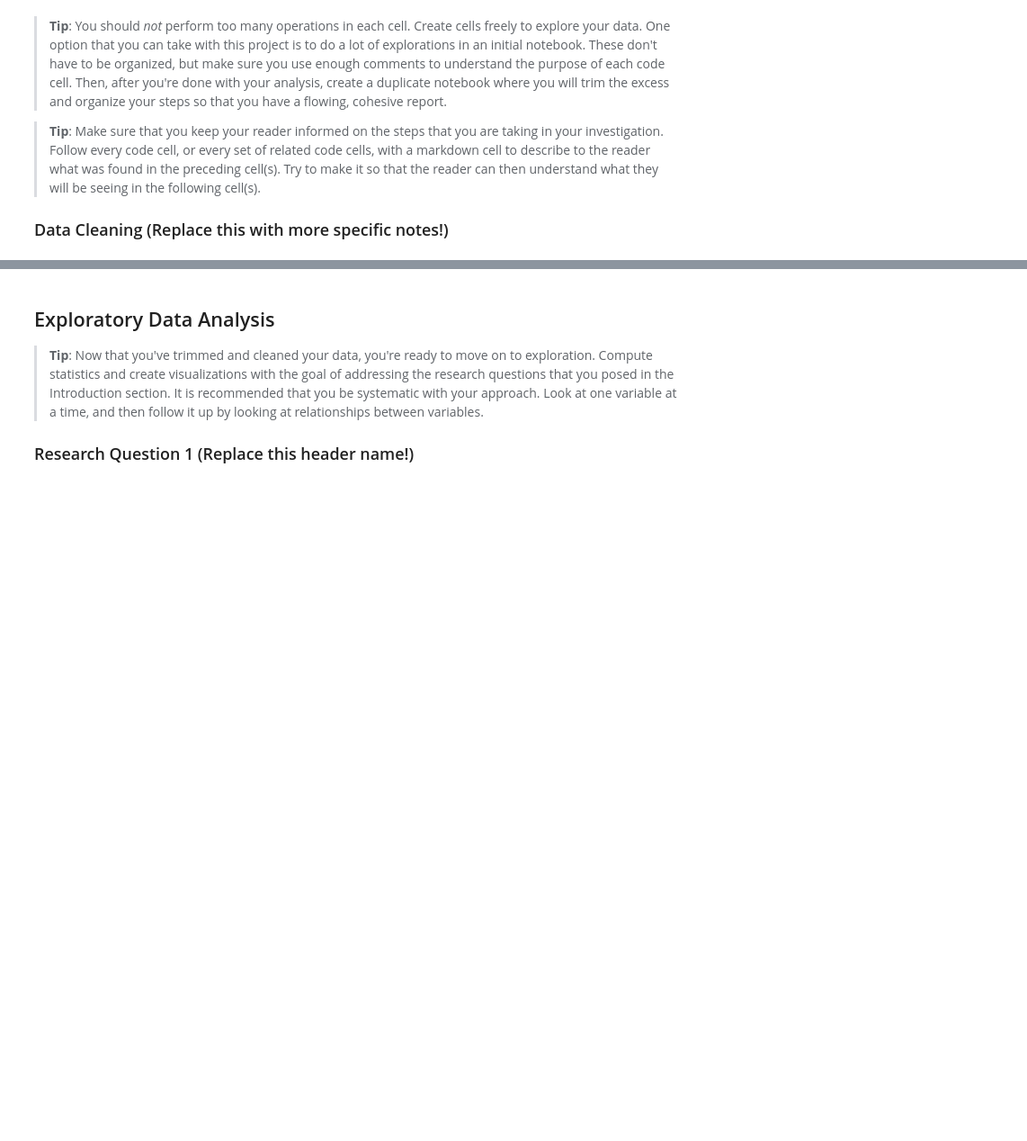
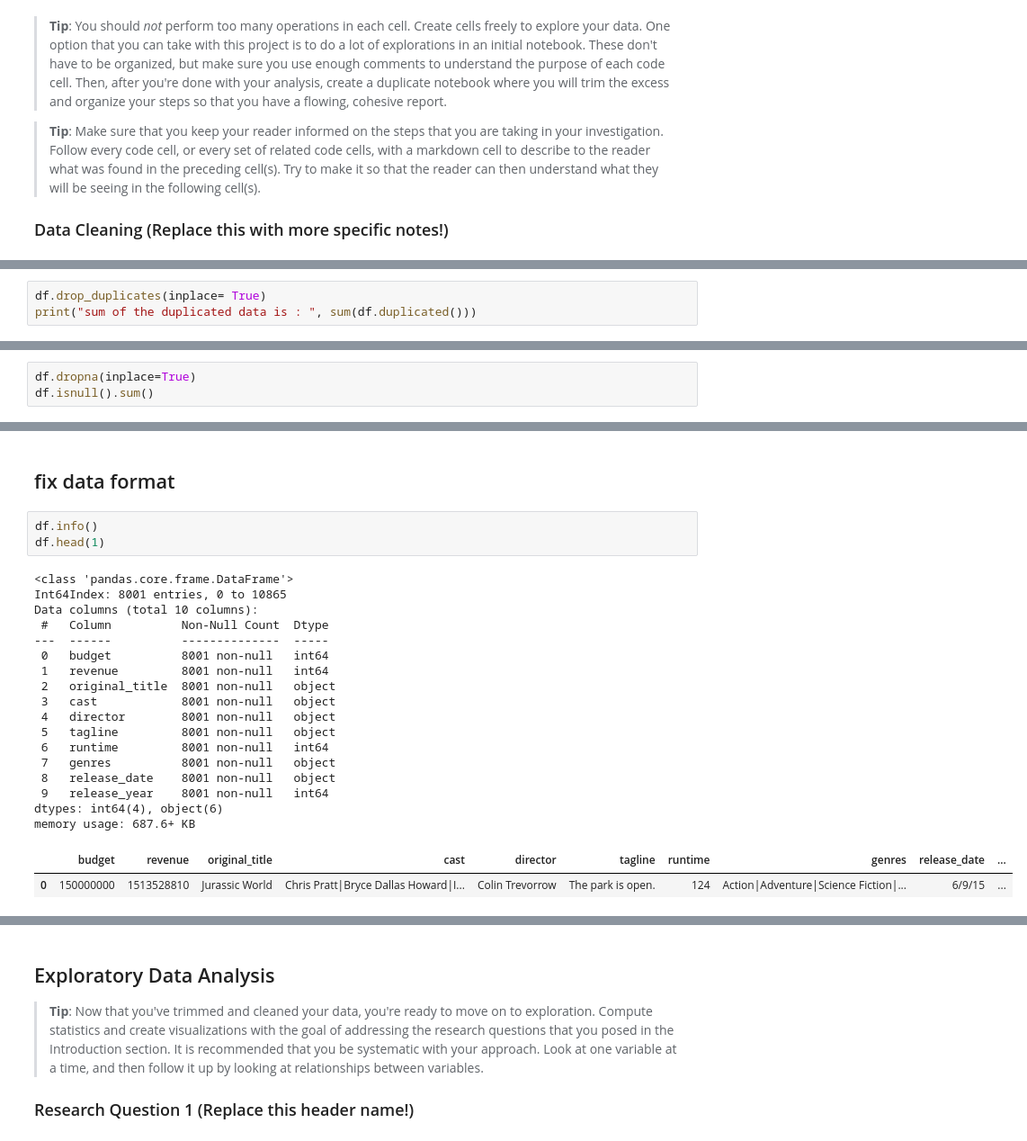
Before and after one commit to ahmed-hassan97/Investigate_TMDb_Movies, a Jupyter notebook: Investigate_a_Dataset.ipynb, the cells around one changed output, grey strips where cells are left out. Shown: that part at 90% size. Cells and saved outputs as stored; diff of their text form; blank space fills up the shorter version.

```diff
--- a/Investigate_a_Dataset.ipynb
+++ b/Investigate_a_Dataset.ipynb
@@ -47,0 +128,3 @@
+# %%
+df.drop_duplicates(inplace= True)
+print("sum of the duplicated data is : ", sum(df.duplicated()))
@@ -47,0 +153,3 @@
+# %%
+df.dropna(inplace=True)
+df.isnull().sum()
@@ -47,0 +168,25 @@
+# %% [markdown]
+## fix data format
+# %%
+df.info()
+df.head(1)
+# %% [output]
+<class 'pandas.core.frame.DataFrame'>
+Int64Index: 8001 entries, 0 to 10865
+Data columns (total 10 columns):
+ #   Column          Non-Null Count  Dtype
+---  ------          --------------  -----
+ 0   budget          8001 non-null   int64
+ 1   revenue         8001 non-null   int64
+ 2   original_title  8001 non-null   object
+ 3   cast            8001 non-null   object
+ 4   director        8001 non-null   object
+ 5   tagline         8001 non-null   object
+ 6   runtime         8001 non-null   int64
+ 7   genres          8001 non-null   object
+ 8   release_date    8001 non-null   object
+ 9   release_year    8001 non-null   int64
+dtypes: int64(4), object(6)
+memory usage: 687.6+ KB
+|  | budget | revenue | original_title | cast | director | tagline | runtime | genres | release_date | ... |
+| 0 | 150000000 | 1513528810 | Jurassic World | Chris Pratt|Bryce Dallas Howard|I... | Colin Trevorrow | The park is open. | 124 | Action|Adventure|Science Fiction|... | 6/9/15 | ... |
```
Also changed, not shown: parts of 26 cells of this notebook.
